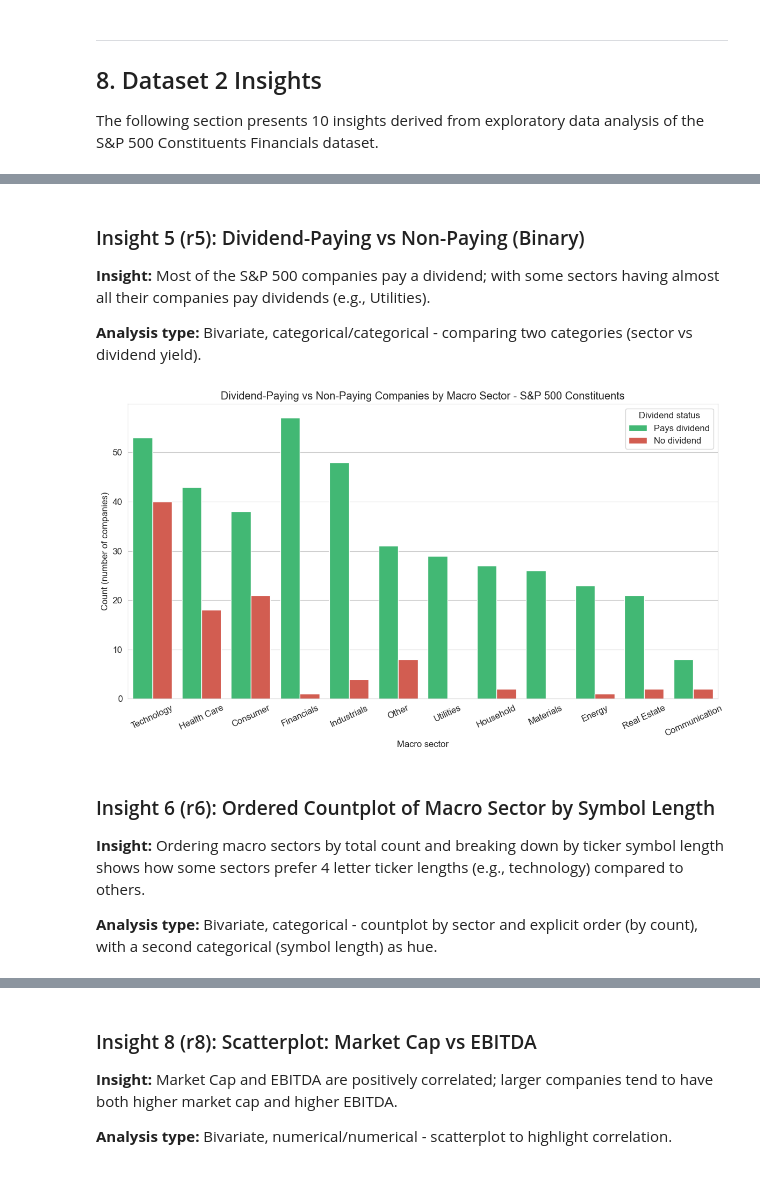
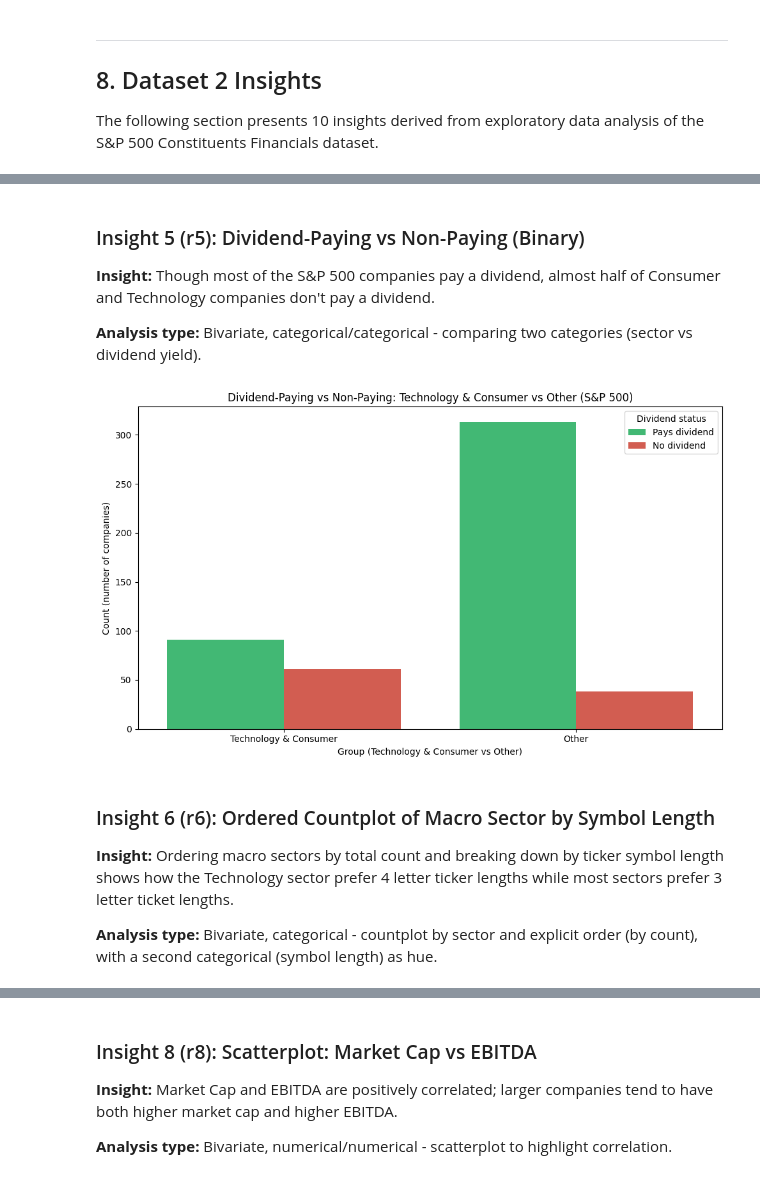
Before and after one commit to peter-bf/CSI4142, a Jupyter notebook: A1/CSI4142_A1_300295193_300286634.ipynb, the cells around one changed output, grey strips where cells are left out. Saved outputs shown, nothing was run; the diff lists cells and outputs as text; code cells hidden in the pictures.

Commit message:
fix insights and fix r5

```diff
--- a/A1/CSI4142_A1_300295193_300286634.ipynb
+++ b/A1/CSI4142_A1_300295193_300286634.ipynb
@@ -755,33 +762,42 @@ plt.show()
 # %% [markdown]
 ### Insight 5 (r5): Dividend-Paying vs Non-Paying (Binary)
 
-**Insight:** Most of the S&P 500 companies pay a dividend; with some sectors having almost all their companies pay dividends (e.g., Utilities).
+**Insight:** Though most of the S&P 500 companies pay a dividend, almost half of Consumer and Technology companies don't pay a dividend.
 
 **Analysis type:** Bivariate, categorical/categorical - comparing two categories (sector vs dividend yield).
 # %%
-df["DividendPayer"] = (df["Dividend Yield"] > 0).map({True: "Pays dividend", False: "No dividend"})
+# Combine Technology and Consumer macro sectors vs all others, and compare dividend-paying status
+def group_tech_consumer(macro_sector):
+    if "Tech" in macro_sector or "Consumer" in macro_sector:
+        return "Technology & Consumer"
+    else:
+        return "Other"
 
-fig, ax = plt.subplots(figsize=(12, 7))
+df["SectorGroup"] = df["MacroSector"].apply(group_tech_consumer)
+df["DividendPayer"] = df["Dividend Yield"].apply(lambda x: "Pays dividend" if x > 0 else "No dividend")
+
+sector_order = ["Technology & Consumer", "Other"]
+
+fig, ax = plt.subplots(figsize=(10, 6))
 sns.countplot(
     data=df,
-    x="MacroSector",
+    x="SectorGroup",
     hue="DividendPayer",
-    order=df["MacroSector"].value_counts().index,
+    order=sector_order,
     palette=["#2ecc71", "#e74c3c"]
 )
 ax.set_ylabel("Count (number of companies)")
-ax.set_xlabel("Macro sector")
-ax.set_title("Dividend-Paying vs Non-Paying Companies by Macro Sector - S&P 500 Constituents")
+ax.set_xlabel("Group (Technology & Consumer vs Other)")
+ax.set_title("Dividend-Paying vs Non-Paying: Technology & Consumer vs Other (S&P 500)")
 ax.legend(title="Dividend status", loc="best")
-plt.xticks(rotation=25)
 plt.tight_layout()
 plt.show()
 # %% [output]
-[figure, old version]
+[figure, new version]
 # %% [markdown]
 ### Insight 6 (r6): Ordered Countplot of Macro Sector by Symbol Length
 
-**Insight:** Ordering macro sectors by total count and breaking down by ticker symbol length shows how some sectors prefer 4 letter ticker lengths (e.g., technology) compared to others.
+**Insight:** Ordering macro sectors by total count and breaking down by ticker symbol length shows how the Technology sector prefer 4 letter ticker lengths while most sectors prefer 3 letter ticket lengths.
 
 **Analysis type:** Bivariate, categorical - countplot by sector and explicit order (by count), with a second categorical (symbol length) as hue.
 # %%
```
Also changed, not shown: parts of 18 cells of this notebook.
